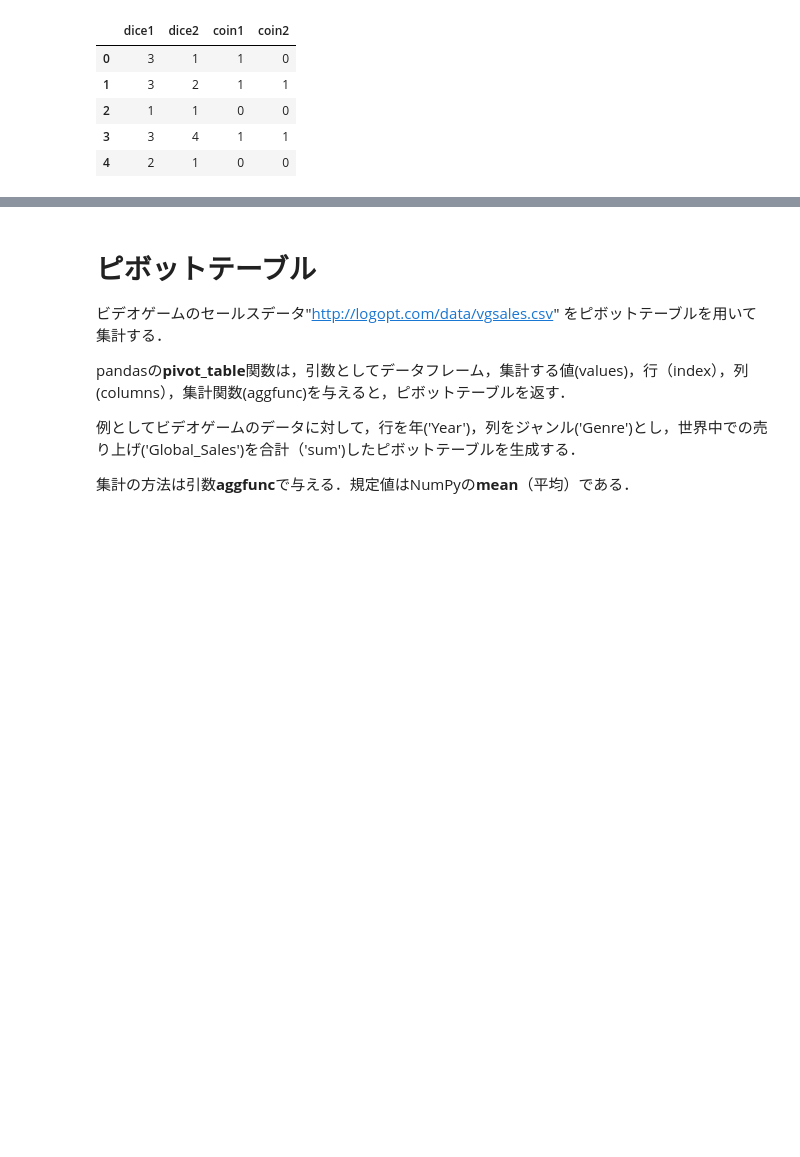
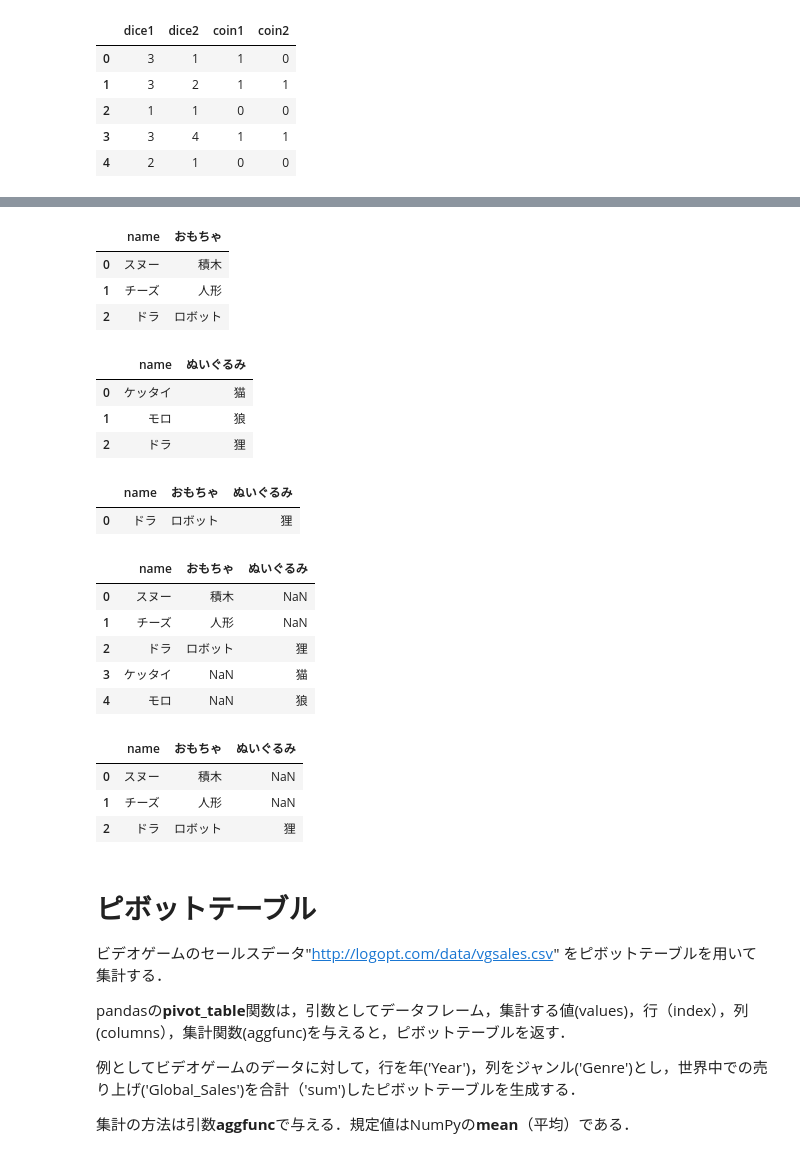
Before and after one commit to mickeykubo/analytics_book, a Jupyter notebook: pandas1_0.ipynb, the cells around one changed output, grey strips where cells are left out. Cells and saved outputs as stored; diff of their text form; code cells hidden in the pictures; blank space fills up the shorter version.

```diff
--- a/pandas1_0.ipynb
+++ b/pandas1_0.ipynb
@@ -869,3 +881,42 @@ pd.concat( [dicedf, coindf], axis =1 )
+# %%
+D1 = {'name':['スヌー', 'チーズ', 'ドラ'], 'おもちゃ':['積木', '人形', 'ロボット']}
+D2 = {'name':['ケッタイ', 'モロ', 'ドラ'], 'ぬいぐるみ':['猫', '狼', '狸']}
+df1 = pd.DataFrame(D1)
+df2 = pd.DataFrame(D2)
+df1
+# %% [output]
+|  | name | おもちゃ |
+| 0 | スヌー | 積木 |
+| 1 | チーズ | 人形 |
+| 2 | ドラ | ロボット |
+# %%
+df2
+# %% [output]
+|  | name | ぬいぐるみ |
+| 0 | ケッタイ | 猫 |
+| 1 | モロ | 狼 |
+| 2 | ドラ | 狸 |
+# %%
+pd.merge(df1, df2, on="name", how="inner")
+# %% [output]
+|  | name | おもちゃ | ぬいぐるみ |
+| 0 | ドラ | ロボット | 狸 |
+# %%
+pd.merge(df1, df2, on="name", how="outer")
+# %% [output]
+|  | name | おもちゃ | ぬいぐるみ |
+| 0 | スヌー | 積木 | NaN |
+| 1 | チーズ | 人形 | NaN |
+| 2 | ドラ | ロボット | 狸 |
+| 3 | ケッタイ | NaN | 猫 |
+| 4 | モロ | NaN | 狼 |
+# %%
+pd.merge(df1, df2, on="name", how="left")
+# %% [output]
+|  | name | おもちゃ | ぬいぐるみ |
+| 0 | スヌー | 積木 | NaN |
+| 1 | チーズ | 人形 | NaN |
+| 2 | ドラ | ロボット | 狸 |
 # %% [markdown]
 #  ピボットテーブル
 
```
Also changed, not shown: parts of 4 cells of this notebook.
